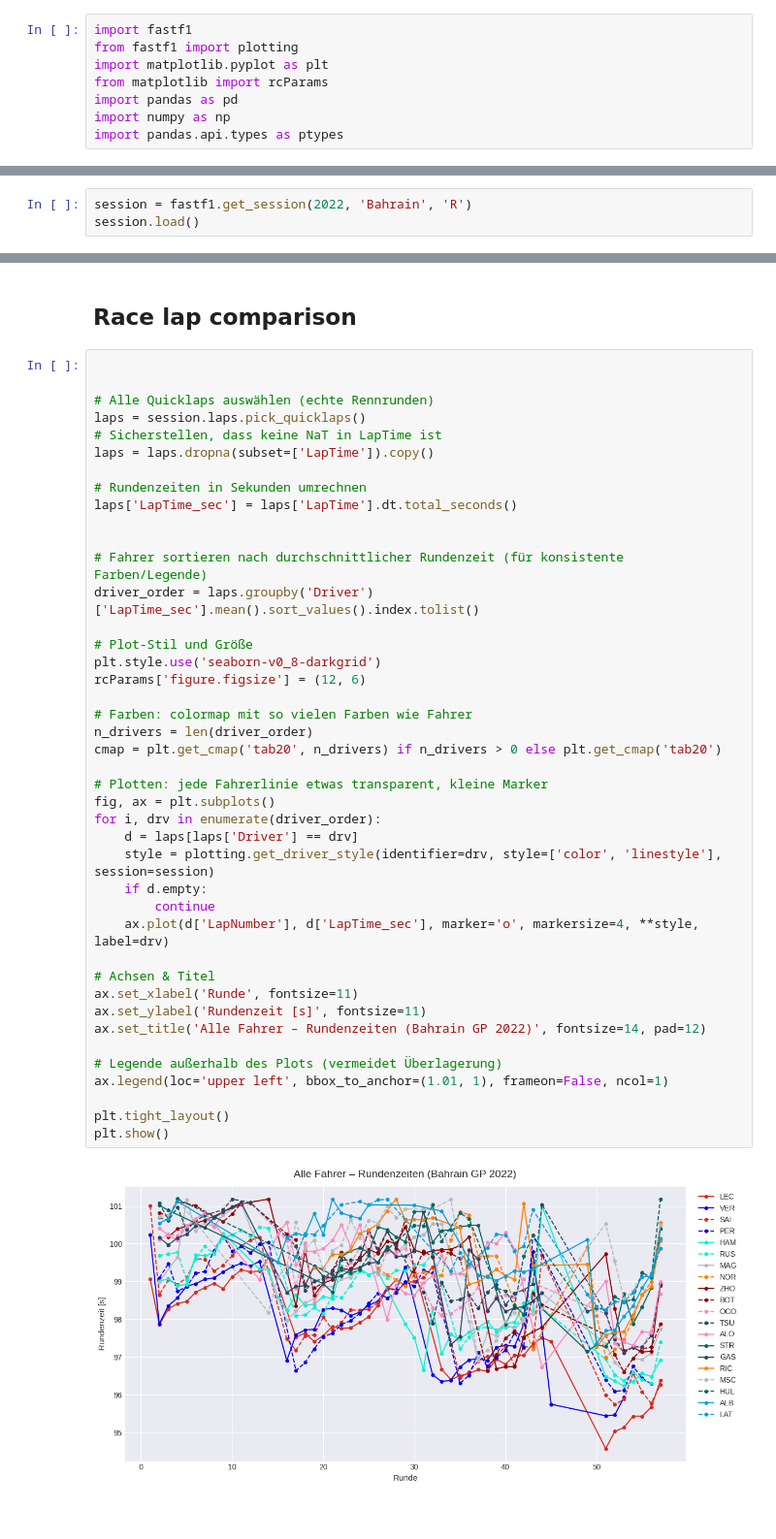
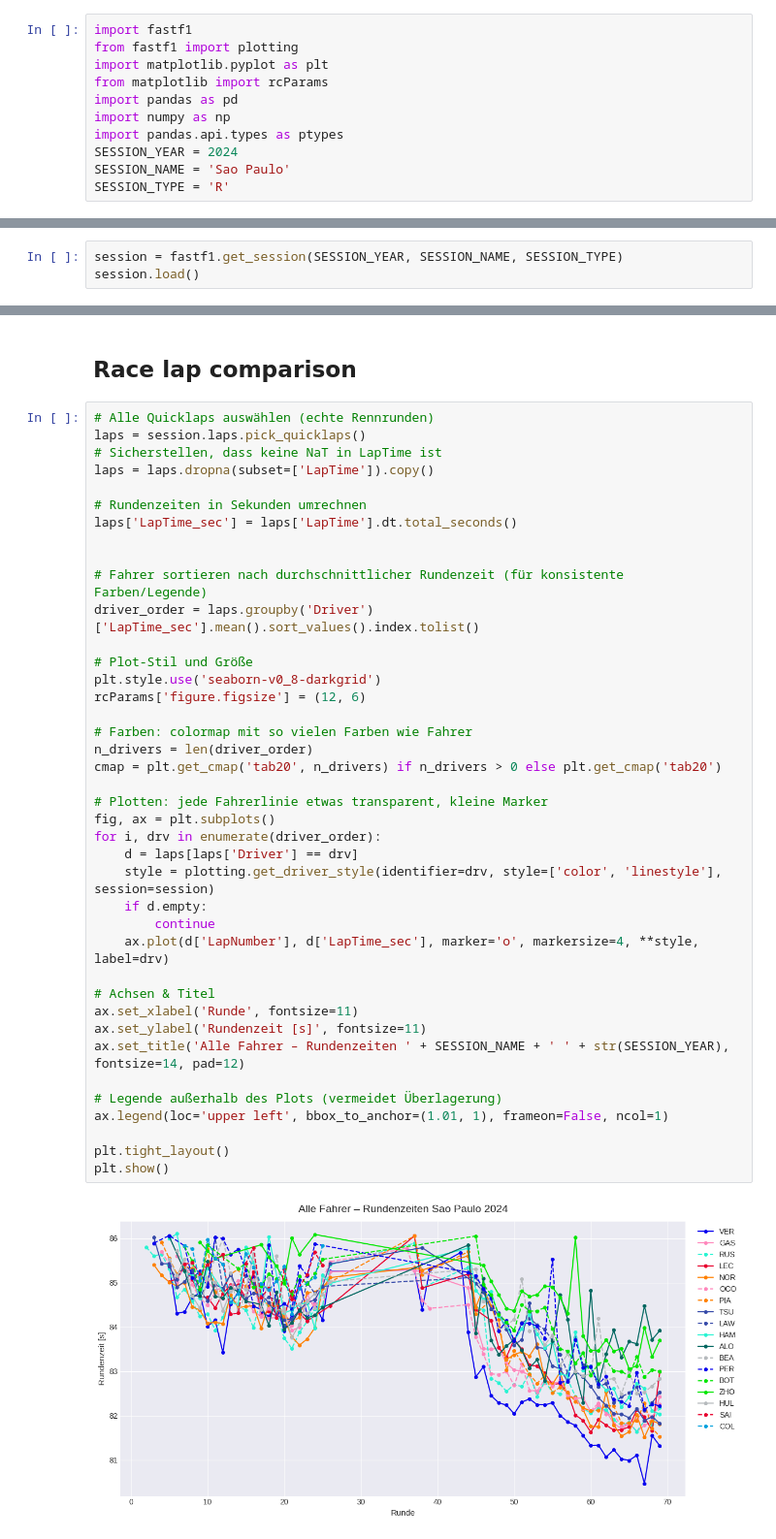
Before and after one commit to mcfiet/dl-project, a Jupyter notebook: fastf1_initial-tests.ipynb, the cells around one changed output, grey strips where cells are left out. Shown at 97% size. Drawn from its saved outputs; the diff is of its cells as text.

```diff
--- a/fastf1_initial-tests.ipynb
+++ b/fastf1_initial-tests.ipynb
@@ -6,10 +6,13 @@ from matplotlib import rcParams
 import pandas as pd
 import numpy as np
 import pandas.api.types as ptypes
+SESSION_YEAR = 2024
+SESSION_NAME = 'Sao Paulo'
+SESSION_TYPE = 'R'
 # %% [markdown]
 # Grand Prix race race laps from each driver
 # %% [markdown]
 ## Get Session
 # %%
-session = fastf1.get_session(2022, 'Bahrain', 'R')
+session = fastf1.get_session(SESSION_YEAR, SESSION_NAME, SESSION_TYPE)
 session.load()
@@ -16,8 +37,6 @@ session.load()
 # %% [markdown]
 ## Race lap comparison
 # %%
-
-
 # Alle Quicklaps auswählen (echte Rennrunden)
 laps = session.laps.pick_quicklaps()
 # Sicherstellen, dass keine NaT in LapTime ist
@@ -30,32 +49,32 @@ laps['LapTime_sec'] = laps['LapTime'].dt.total_seconds()
 # Fahrer sortieren nach durchschnittlicher Rundenzeit (für konsistente Farben/Legende)
 driver_order = laps.groupby('Driver')['LapTime_sec'].mean().sort_values().index.tolist()
 
 # Plot-Stil und Größe
 plt.style.use('seaborn-v0_8-darkgrid')
 rcParams['figure.figsize'] = (12, 6)
 
 # Farben: colormap mit so vielen Farben wie Fahrer
 n_drivers = len(driver_order)
 cmap = plt.get_cmap('tab20', n_drivers) if n_drivers > 0 else plt.get_cmap('tab20')
 
 # Plotten: jede Fahrerlinie etwas transparent, kleine Marker
 fig, ax = plt.subplots()
 for i, drv in enumerate(driver_order):
     d = laps[laps['Driver'] == drv]
     style = plotting.get_driver_style(identifier=drv, style=['color', 'linestyle'], session=session)
     if d.empty:
         continue
     ax.plot(d['LapNumber'], d['LapTime_sec'], marker='o', markersize=4, **style, label=drv)
 
 # Achsen & Titel
 ax.set_xlabel('Runde', fontsize=11)
 ax.set_ylabel('Rundenzeit [s]', fontsize=11)
-ax.set_title('Alle Fahrer – Rundenzeiten (Bahrain GP 2022)', fontsize=14, pad=12)
+ax.set_title('Alle Fahrer – Rundenzeiten ' + SESSION_NAME + ' ' + str(SESSION_YEAR), fontsize=14, pad=12)
 
 # Legende außerhalb des Plots (vermeidet Überlagerung)
 ax.legend(loc='upper left', bbox_to_anchor=(1.01, 1), frameon=False, ncol=1)
 
 plt.tight_layout()
 plt.show()
 # %% [output]
-[figure, old version]
+[figure, new version]
```
Also changed, not shown: parts of 7 cells of this notebook.
